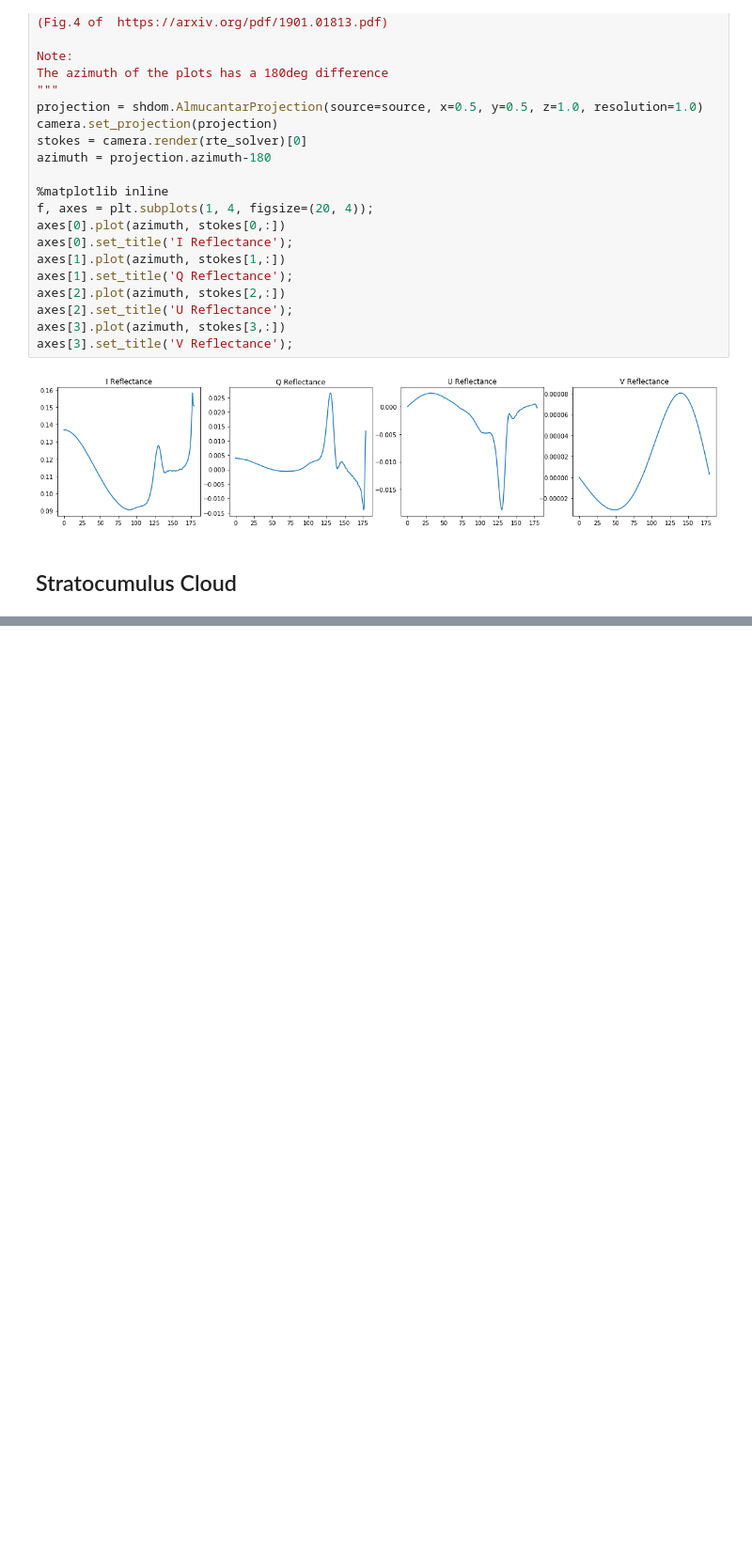
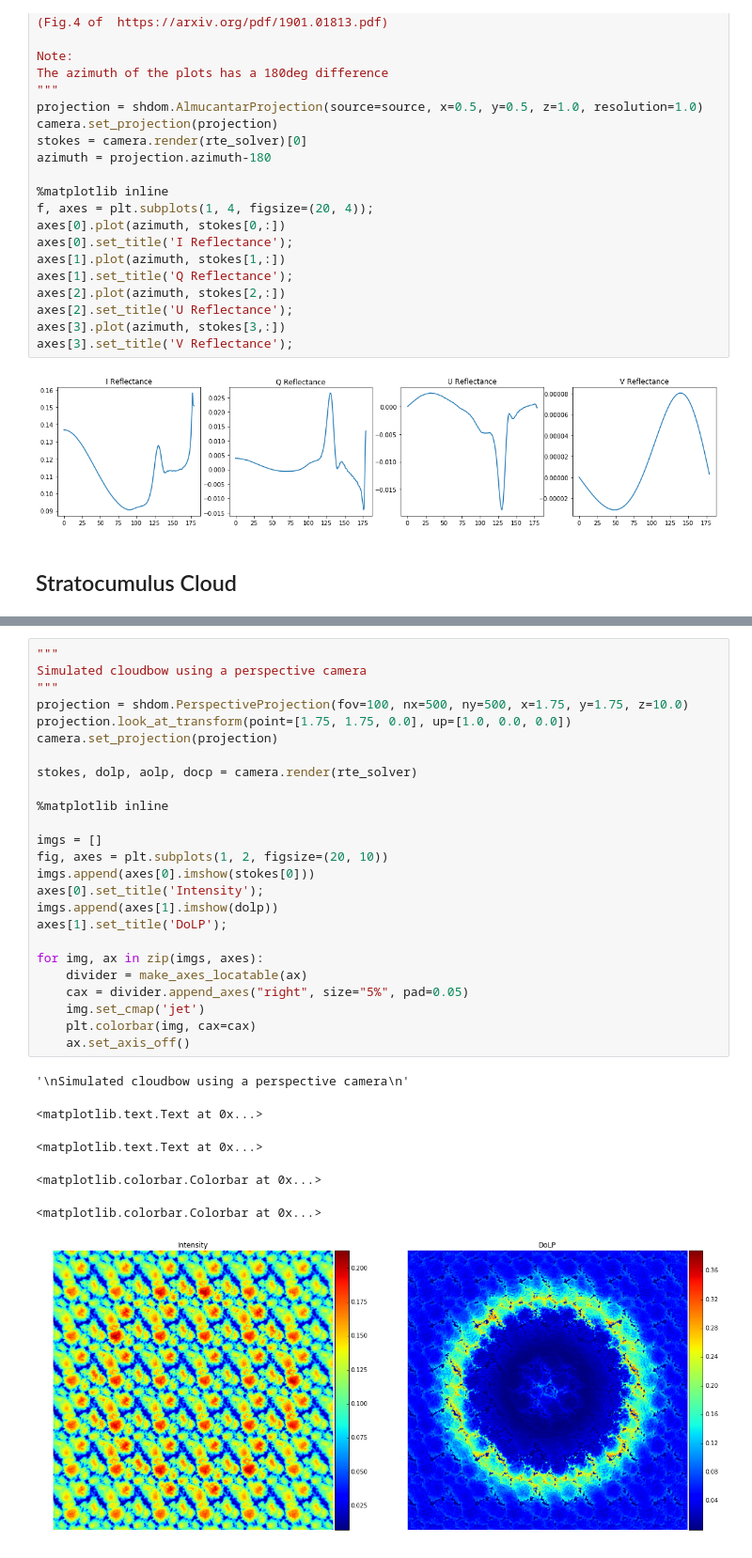
Before and after one commit to CloudTomography/AT3D, a Jupyter notebook: notebooks/Forward Rendering Polarized.ipynb, the cells around one changed output, grey strips where cells are left out. Shown at 94% size. Saved outputs shown, nothing was run; the diff lists cells and outputs as text; blank space fills up the shorter version.

```diff
--- a/notebooks/Forward Rendering Polarized.ipynb
+++ b/notebooks/Forward Rendering Polarized.ipynb
@@ -311,0 +326,32 @@ for img, ax in zip(imgs, axes):
+# %%
+"""
+Simulated cloudbow using a perspective camera
+"""
+projection = shdom.PerspectiveProjection(fov=100, nx=500, ny=500, x=1.75, y=1.75, z=10.0)
+projection.look_at_transform(point=[1.75, 1.75, 0.0], up=[1.0, 0.0, 0.0])
+camera.set_projection(projection)
+
+stokes, dolp, aolp, docp = camera.render(rte_solver)
+
+%matplotlib inline
+
+imgs = []
+fig, axes = plt.subplots(1, 2, figsize=(20, 10))
+imgs.append(axes[0].imshow(stokes[0]))
+axes[0].set_title('Intensity');
+imgs.append(axes[1].imshow(dolp))
+axes[1].set_title('DoLP');
+
+for img, ax in zip(imgs, axes):
+    divider = make_axes_locatable(ax)
+    cax = divider.append_axes("right", size="5%", pad=0.05)
+    img.set_cmap('jet')
+    plt.colorbar(img, cax=cax)
+    ax.set_axis_off()
+# %% [output]
+'\nSimulated cloudbow using a perspective camera\n'
+<matplotlib.text.Text at 0x...>
+<matplotlib.text.Text at 0x...>
+<matplotlib.colorbar.Colorbar at 0x...>
+<matplotlib.colorbar.Colorbar at 0x...>
+[figure, added]
```
Also changed, not shown: parts of 6 cells of this notebook, 3 other files.
